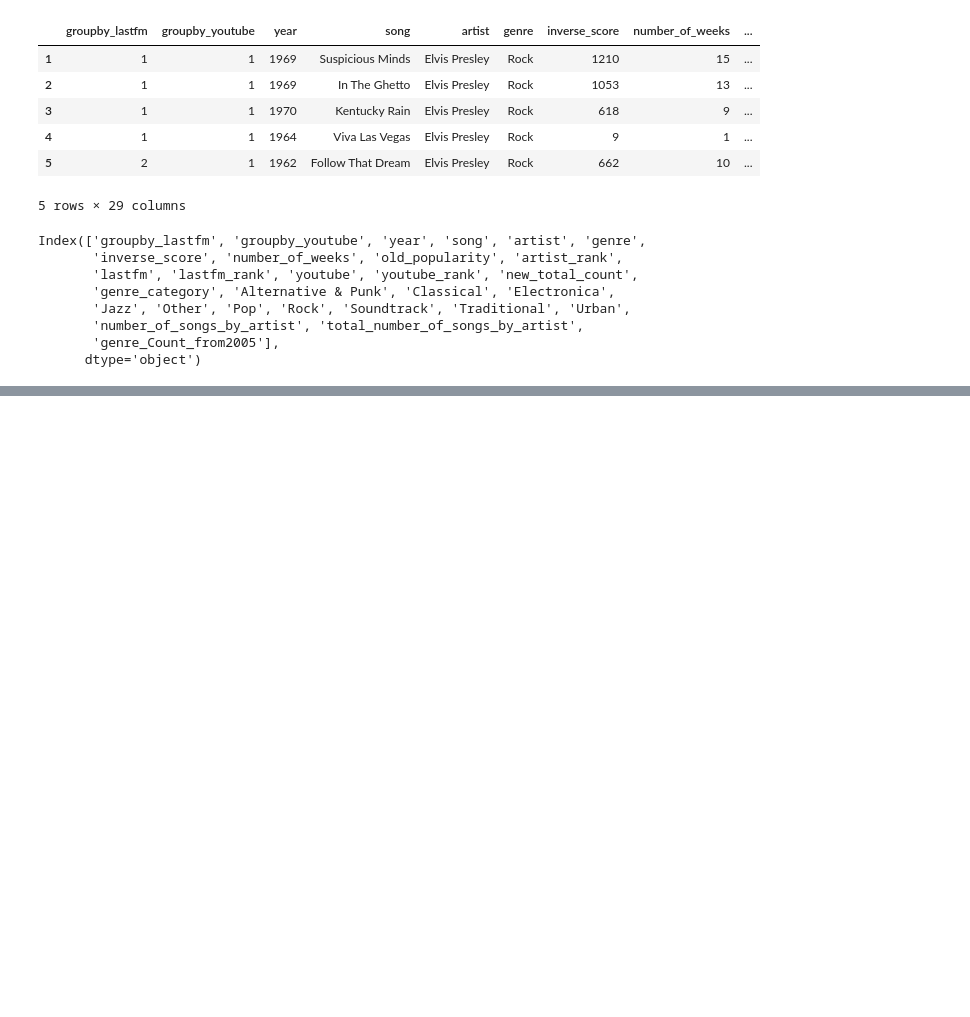
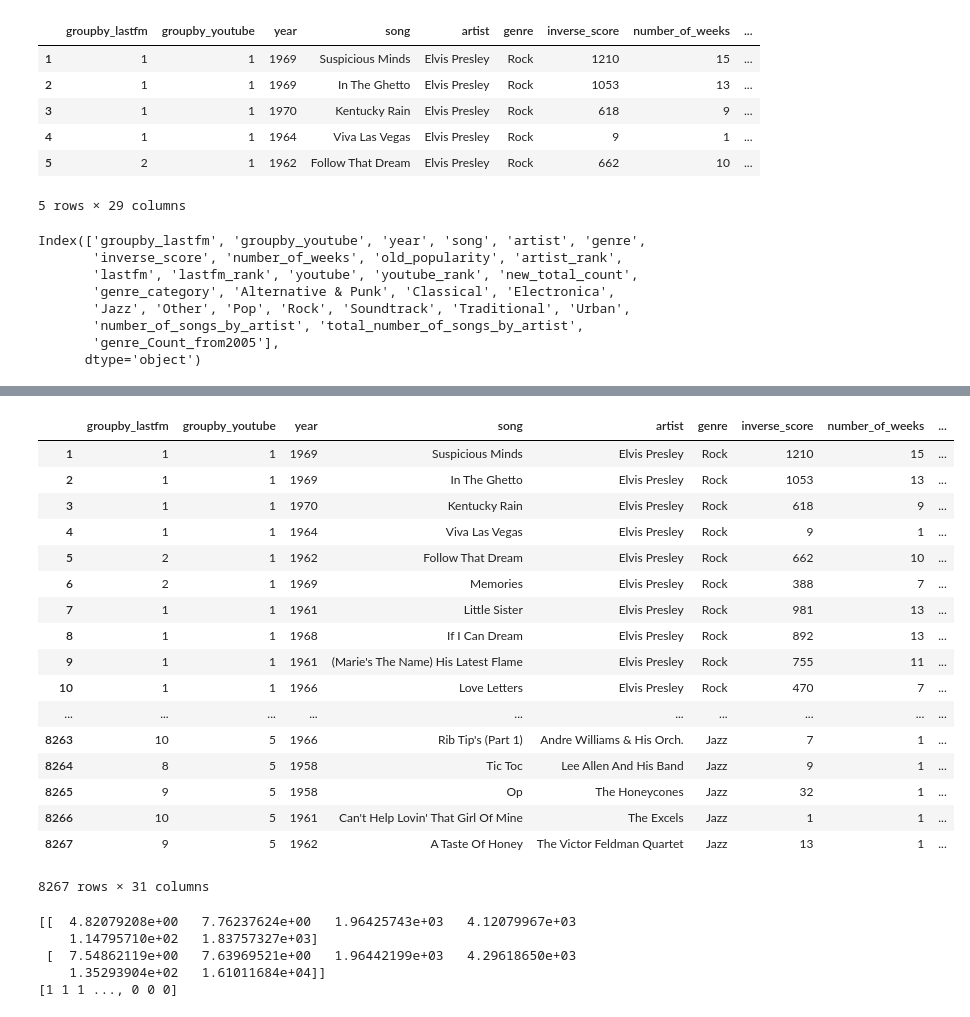
Before and after one commit to kishanvarma/DSFProject, a Jupyter notebook: Comparision.ipynb, the cells around one changed output, grey strips where cells are left out. Drawn from its saved outputs; the diff is of its cells as text; code cells hidden in the pictures; blank space fills up the shorter version.

```diff
--- a/Comparision.ipynb
+++ b/Comparision.ipynb
@@ -1928,0 +1898,9 @@ result.to_csv('result.csv',index = False)
+# %%
+k = 5
+my_dataset['groupby_5'] = k
+row = my_dataset.shape[0]
+print(row)
+for i in range(1,k):
+    print((1+(row/k)*(i-1)),"  ",(row/k)*i)
+    my_dataset['groupby_5'].iloc[ (my_dataset.index >= int((1 + (i-1)*(row/k)))) & (my_dataset.index <= int((row/k)*i))] = i
+print("end")
@@ -1928,0 +1918,37 @@ result.to_csv('result.csv',index = False)
+# %%
+my_dataset
+# %% [output]
+|  | groupby_lastfm | groupby_youtube | year | song | artist | genre | inverse_score | number_of_weeks | ... |
+| 1 | 1 | 1 | 1969 | Suspicious Minds | Elvis Presley | Rock | 1210 | 15 | ... |
+| 2 | 1 | 1 | 1969 | In The Ghetto | Elvis Presley | Rock | 1053 | 13 | ... |
+| 3 | 1 | 1 | 1970 | Kentucky Rain | Elvis Presley | Rock | 618 | 9 | ... |
+| 4 | 1 | 1 | 1964 | Viva Las Vegas | Elvis Presley | Rock | 9 | 1 | ... |
+| 5 | 2 | 1 | 1962 | Follow That Dream | Elvis Presley | Rock | 662 | 10 | ... |
+| 6 | 2 | 1 | 1969 | Memories | Elvis Presley | Rock | 388 | 7 | ... |
+| 7 | 1 | 1 | 1961 | Little Sister | Elvis Presley | Rock | 981 | 13 | ... |
+| 8 | 1 | 1 | 1968 | If I Can Dream | Elvis Presley | Rock | 892 | 13 | ... |
+| 9 | 1 | 1 | 1961 | (Marie's The Name) His Latest Flame | Elvis Presley | Rock | 755 | 11 | ... |
+| 10 | 1 | 1 | 1966 | Love Letters | Elvis Presley | Rock | 470 | 7 | ... |
+| ... | ... | ... | ... | ... | ... | ... | ... | ... | ... |
+| 8263 | 10 | 5 | 1966 | Rib Tip's (Part 1) | Andre Williams & His Orch. | Jazz | 7 | 1 | ... |
+| 8264 | 8 | 5 | 1958 | Tic Toc | Lee Allen And His Band | Jazz | 9 | 1 | ... |
+| 8265 | 9 | 5 | 1958 | Op | The Honeycones | Jazz | 32 | 1 | ... |
+| 8266 | 10 | 5 | 1961 | Can't Help Lovin' That Girl Of Mine | The Excels | Jazz | 1 | 1 | ... |
+| 8267 | 9 | 5 | 1962 | A Taste Of Honey | The Victor Feldman Quartet | Jazz | 13 | 1 | ... |
+8267 rows × 31 columns
+# %%
+from sklearn.cluster import KMeans
+kmeans = KMeans(n_clusters=2)
+kmeans.fit(train_x)
+
+centroids = kmeans.cluster_centers_
+labels = kmeans.labels_
+
+print(centroids)
+print(labels)
+# %% [output]
+[[  4.82079208e+00   7.76237624e+00   1.96425743e+03   4.12079967e+03
+    1.14795710e+02   1.83757327e+03]
+ [  7.54862119e+00   7.63969521e+00   1.96442199e+03   4.29618650e+03
+    1.35293904e+02   1.61011684e+04]]
+[1 1 1 ..., 0 0 0]
```
Also changed, not shown: parts of 47 cells of this notebook, 1 other file.
